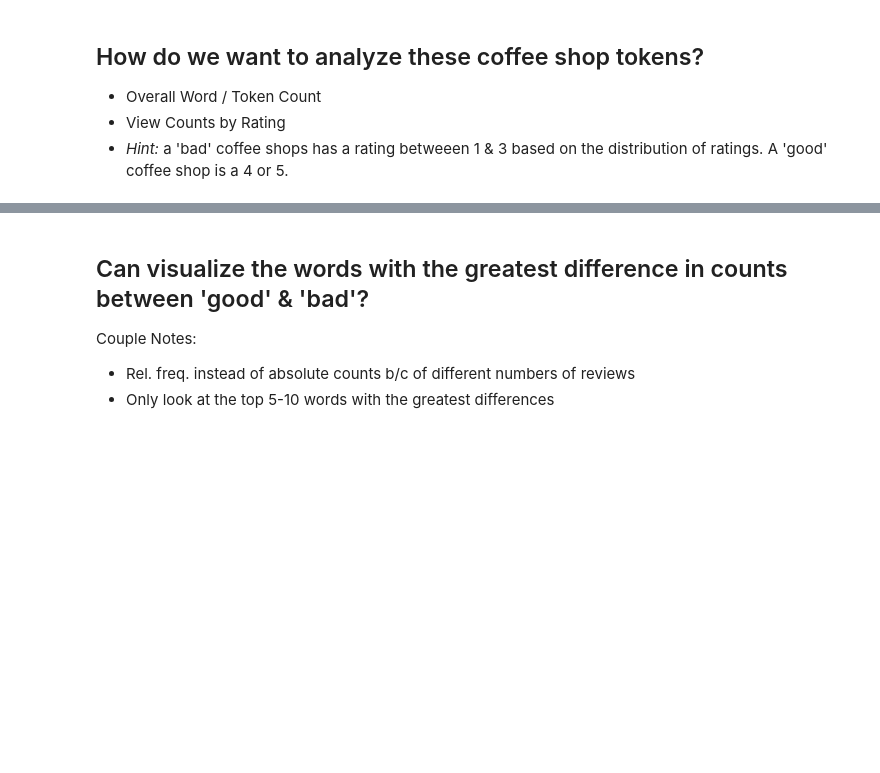
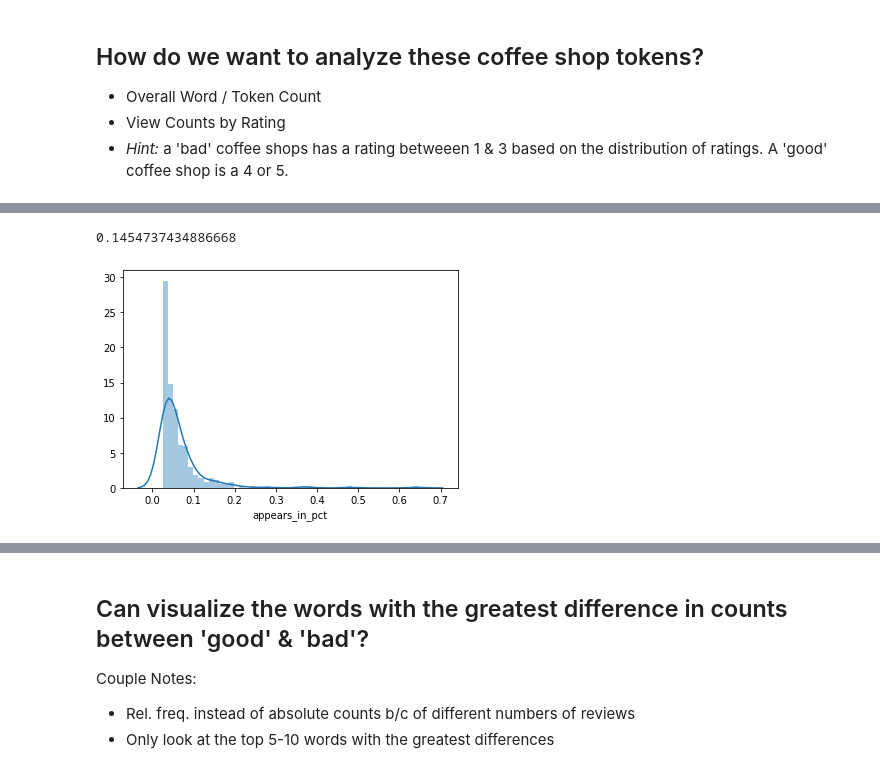
Before and after one commit to ThisIsJorgeLima/DS-Unit-4-Sprint-1-NLP, a Jupyter notebook: module1-text-data/LS_DS_411_Text_Data_Assignment.ipynb, the cells around one changed output, grey strips where cells are left out. Drawn from its saved outputs; the diff is of its cells as text; code cells hidden in the pictures; blank space fills up the shorter version.

```diff
--- a/module1-text-data/LS_DS_411_Text_Data_Assignment.ipynb
+++ b/module1-text-data/LS_DS_411_Text_Data_Assignment.ipynb
@@ -156,0 +357,9 @@ wc.head()
+# %%
+wc[wc['rank'] <= 20]['cul_pct_total'].max()
+# %% [output]
+0.1454737434886668
+# %%
+# Frequency of appears in documents
+sns.distplot(wc['appears_in_pct']);
+# %% [output]
+[figure, added]
```
Also changed, not shown: parts of 39 cells of this notebook.
